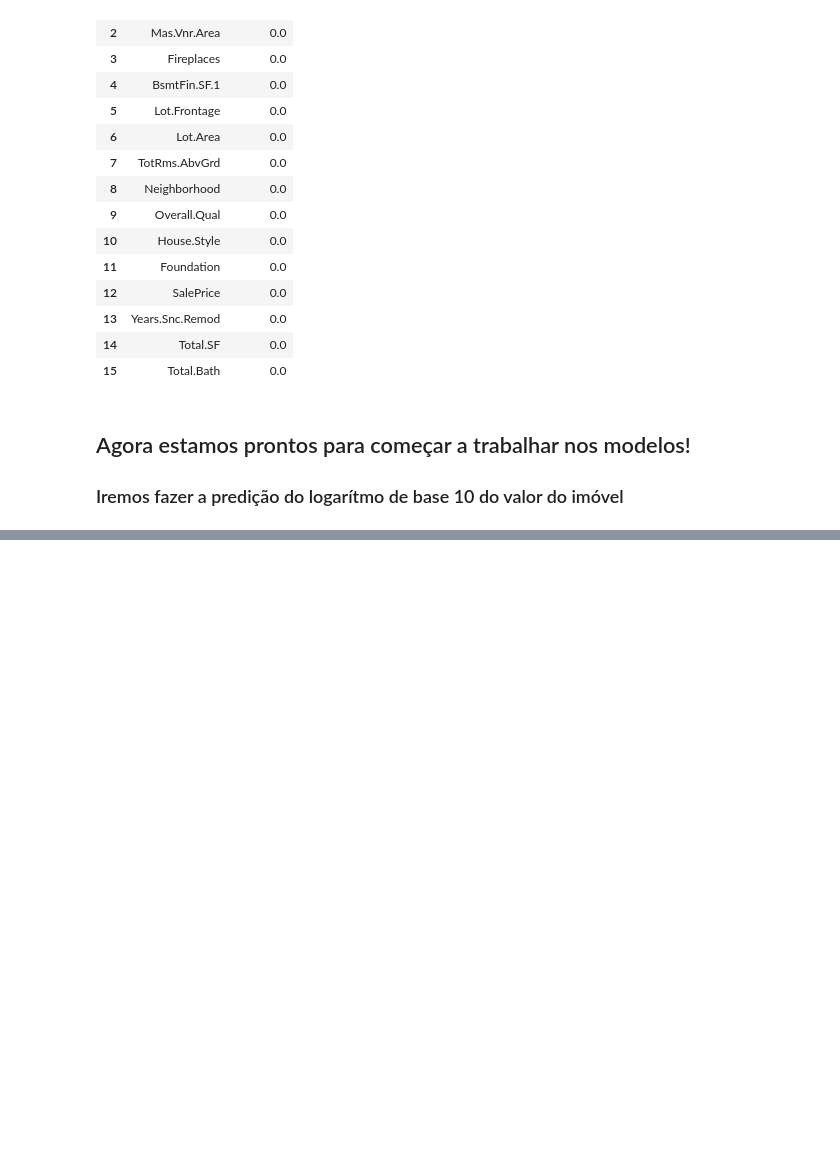
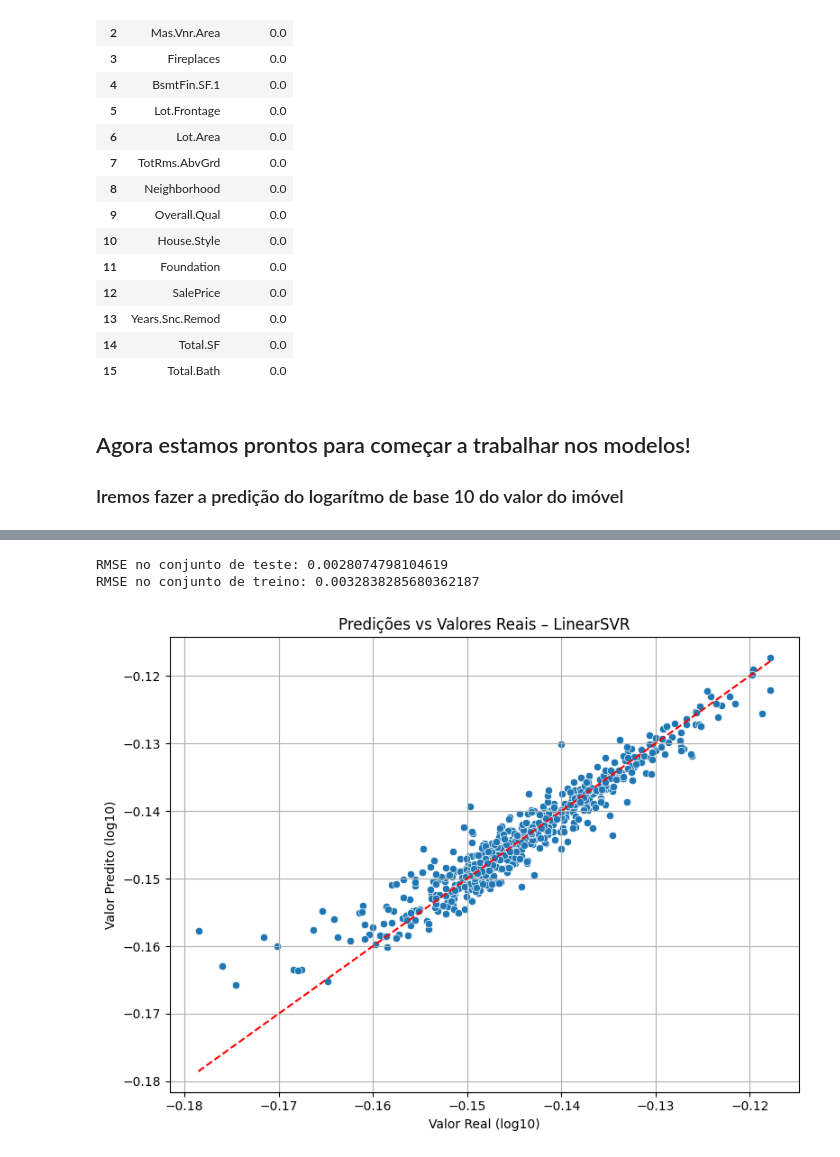
Before and after one commit to luigilopesz/machine-learning-project, a Jupyter notebook: models/project.ipynb, the cells around one changed output, grey strips where cells are left out. Cells and saved outputs as stored; diff of their text form; code cells hidden in the pictures; blank space fills up the shorter version.

```diff
--- a/models/project.ipynb
+++ b/models/project.ipynb
@@ -452,0 +514,7 @@ df["SalePrice"] = np.log10(df["SalePrice"])
+# %%
+from sklearn.metrics import mean_squared_error, make_scorer
+def rmse(y_true, y_pred):
+    return np.sqrt(mean_squared_error(y_true, y_pred))
+
+
+neg_rmse = make_scorer(rmse, greater_is_better=False)
@@ -452,0 +680,29 @@ df["SalePrice"] = np.log10(df["SalePrice"])
+# %%
+best_svr = grid_svr.best_estimator_
+
+y_pred_test = best_svr.predict(X_test)
+
+rmse_test = rmse(y_test, y_pred_test)
+print("RMSE no conjunto de teste:", rmse_test)
+
+y_pred_train = best_svr.predict(X_train)
+rmse_train = rmse(y_train, y_pred_train)
+print("RMSE no conjunto de treino:", rmse_train)
+# %% [output]
+RMSE no conjunto de teste: 0.0028074798104619
+RMSE no conjunto de treino: 0.0032838285680362187
+# %%
+import matplotlib.pyplot as plt
+import seaborn as sns
+
+plt.figure(figsize=(8, 6))
+sns.scatterplot(x=y_test, y=y_pred_test)
+plt.plot([y_test.min(), y_test.max()], [y_test.min(), y_test.max()], color='red', linestyle='--')
+plt.xlabel("Valor Real (log10)")
+plt.ylabel("Valor Predito (log10)")
+plt.title("Predições vs Valores Reais – LinearSVR")
+plt.grid(True)
+plt.tight_layout()
+plt.show()
+# %% [output]
+[figure, added]
```
Also changed, not shown: parts of 13 cells of this notebook, 2 other files.
